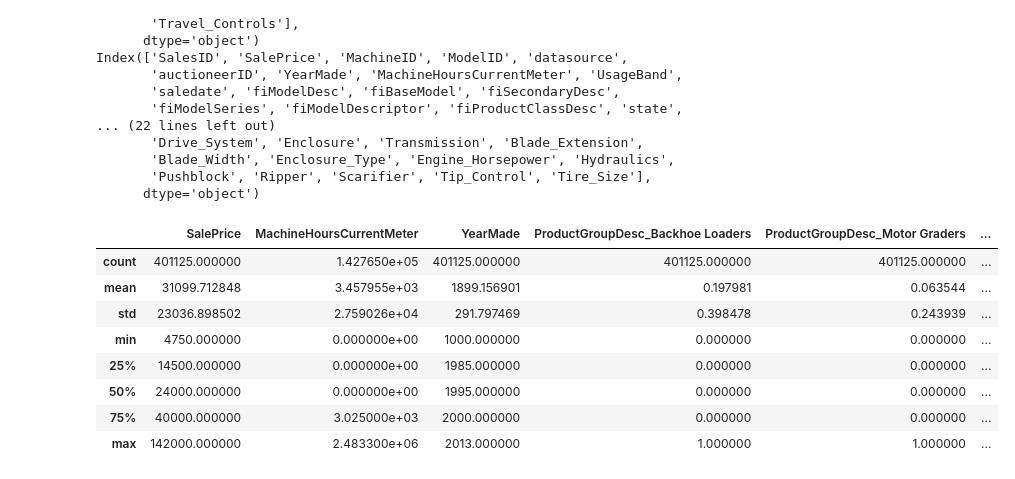
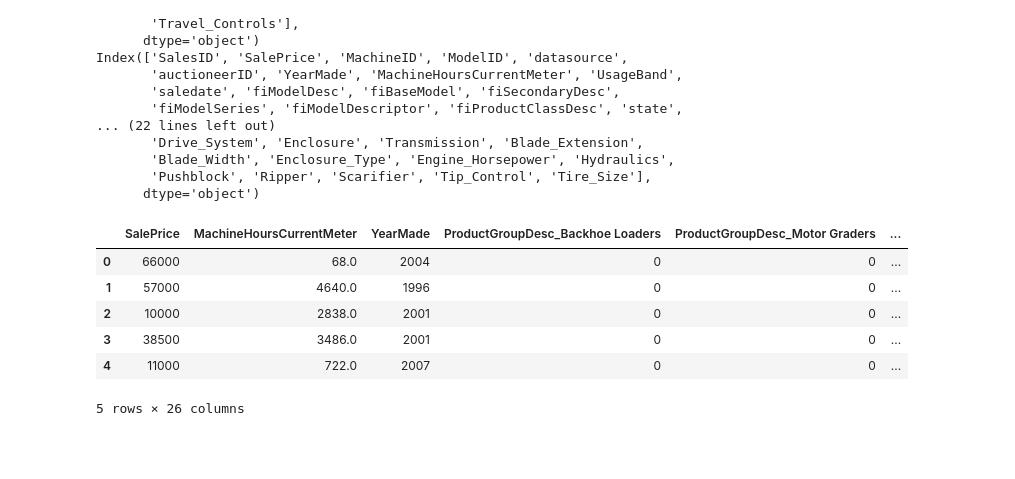
Before and after one commit to andrewmmeans/heavy-equipment-auction-price-prediction, a Jupyter notebook: notebooks/split_by_product_group.ipynb, the cells around one changed output. Drawn from its saved outputs; the diff is of its cells as text; code cells hidden in the pictures; blank space fills up the shorter version.

```diff
--- a/notebooks/split_by_product_group.ipynb
+++ b/notebooks/split_by_product_group.ipynb
@@ -138,7 +138,7 @@ Index(['SalesID', 'SalePrice', 'MachineID', 'ModelID', 'datasource',
       dtype='object')
 # %%
 cls = ['SalePrice','MachineHoursCurrentMeter','YearMade']
-groups = ['ProductGroupDesc','UsageBand']
+groups = ['ProductGroupDesc','Tire_Size']
 # %%
 def process_product_group2(df,groups,cls):
     """
@@ -156,17 +156,15 @@ def process_product_group2(df,groups,cls):
     return processed_df
 # %%
 processed_df = process_product_group2(df,groups,cls)
-processed_df.describe()
+processed_df.head()
 # %% [output]
 |  | SalePrice | MachineHoursCurrentMeter | YearMade | ProductGroupDesc_Backhoe Loaders | ProductGroupDesc_Motor Graders | ... |
-| count | 401125.000000 | 1.427650e+05 | 401125.000000 | 401125.000000 | 401125.000000 | ... |
-| mean | 31099.712848 | 3.457955e+03 | 1899.156901 | 0.197981 | 0.063544 | ... |
-| std | 23036.898502 | 2.759026e+04 | 291.797469 | 0.398478 | 0.243939 | ... |
-| min | 4750.000000 | 0.000000e+00 | 1000.000000 | 0.000000 | 0.000000 | ... |
-| 25% | 14500.000000 | 0.000000e+00 | 1985.000000 | 0.000000 | 0.000000 | ... |
-| 50% | 24000.000000 | 0.000000e+00 | 1995.000000 | 0.000000 | 0.000000 | ... |
-| 75% | 40000.000000 | 3.025000e+03 | 2000.000000 | 0.000000 | 0.000000 | ... |
-| max | 142000.000000 | 2.483300e+06 | 2013.000000 | 1.000000 | 1.000000 | ... |
+| 0 | 66000 | 68.0 | 2004 | 0 | 0 | ... |
+| 1 | 57000 | 4640.0 | 1996 | 0 | 0 | ... |
+| 2 | 10000 | 2838.0 | 2001 | 0 | 0 | ... |
+| 3 | 38500 | 3486.0 | 2001 | 0 | 0 | ... |
+| 4 | 11000 | 722.0 | 2007 | 0 | 0 | ... |
+5 rows × 26 columns
 # %%
 pd.plotting.scatter_matrix(processed_df, figsize=(15, 10))
 plt.show()
```
Also changed, not shown: parts of 3 cells of this notebook.
